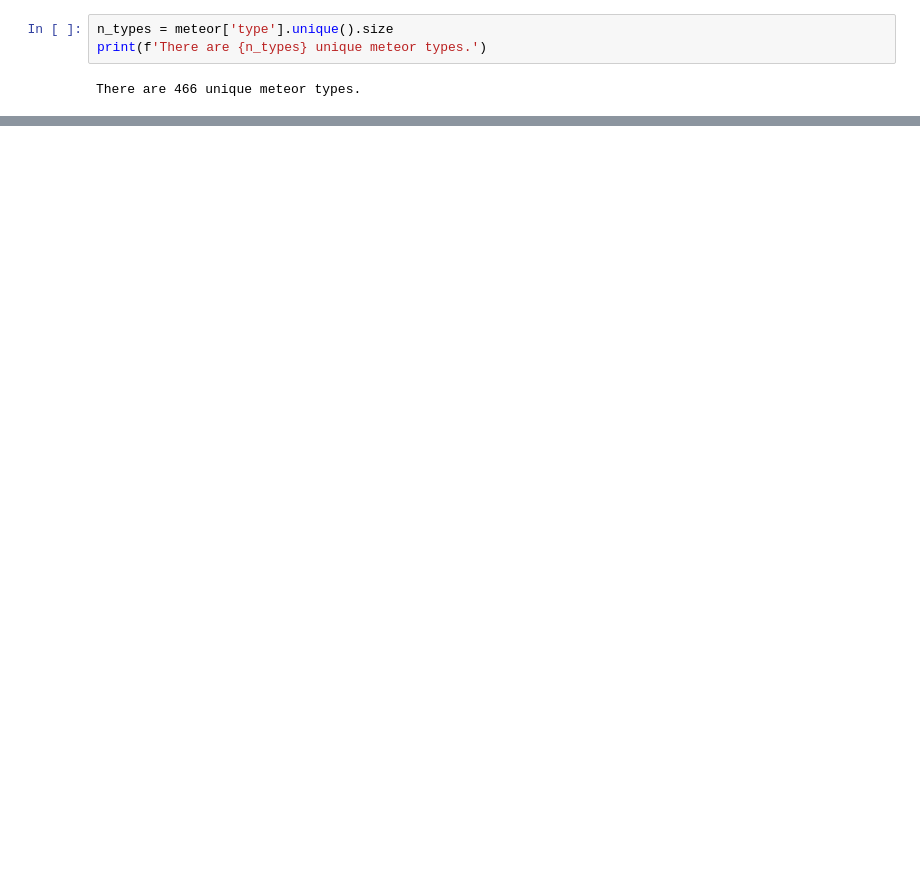
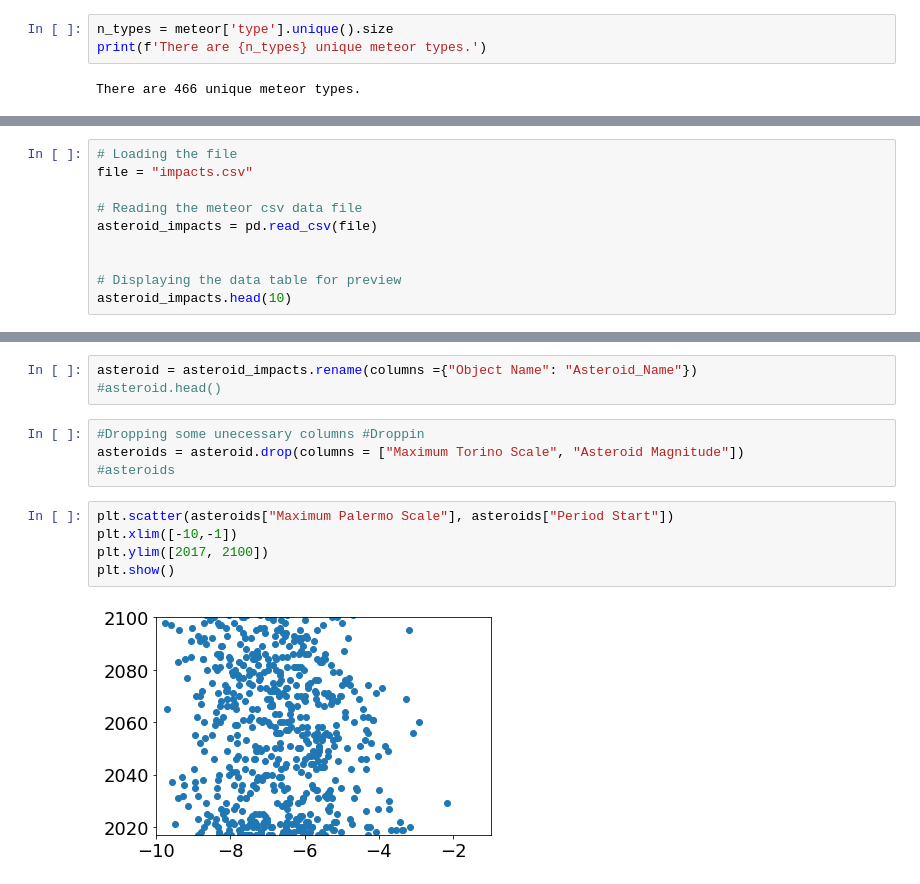
Before and after one commit to fcoba/Project-1, a Jupyter notebook: Coba_Project_1.ipynb, the cells around one changed output, grey strips where cells are left out. Saved outputs shown, nothing was run; the diff lists cells and outputs as text; blank space fills up the shorter version.

```diff
--- a/Coba_Project_1.ipynb
+++ b/Coba_Project_1.ipynb
@@ -106,0 +159,10 @@ Text(0.5,1,'Meteor Type Martian (nakhlite)')
+# %%
+# Loading the file
+file = "impacts.csv"
+
+# Reading the meteor csv data file
+asteroid_impacts = pd.read_csv(file)
+
+
+# Displaying the data table for preview
+asteroid_impacts.head(10)
@@ -106,0 +181,14 @@ Text(0.5,1,'Meteor Type Martian (nakhlite)')
+# %%
+asteroid = asteroid_impacts.rename(columns ={"Object Name": "Asteroid_Name"})
+#asteroid.head()
+# %%
+#Dropping some unecessary columns #Droppin
+asteroids = asteroid.drop(columns = ["Maximum Torino Scale", "Asteroid Magnitude"])
+#asteroids
+# %%
+plt.scatter(asteroids["Maximum Palermo Scale"], asteroids["Period Start"])
+plt.xlim([-10,-1])
+plt.ylim([2017, 2100])
+plt.show()
+# %% [output]
+[figure, added]
```
Also changed, not shown: parts of 26 cells of this notebook.
